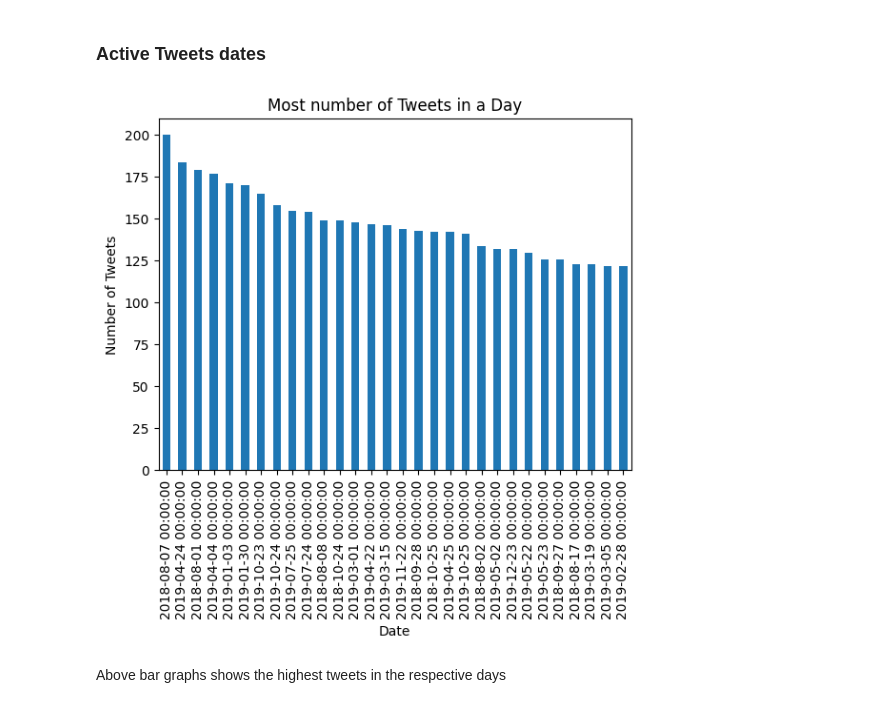
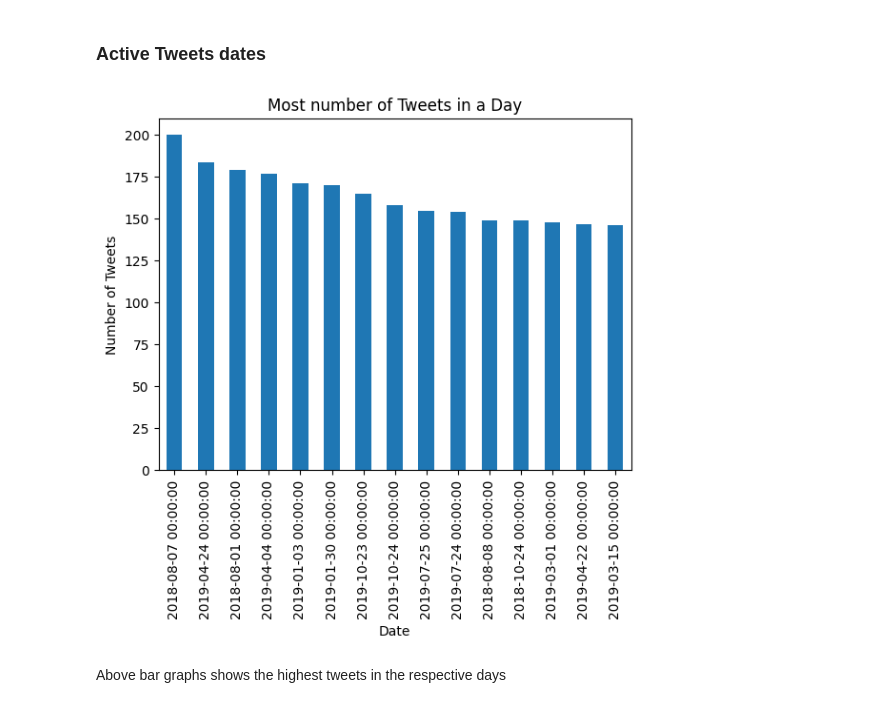
Before and after one commit to erictan23/TwitterIR, a Jupyter notebook: SentimentalAnalysis.ipynb, the cells around one changed output. Saved outputs shown, nothing was run; the diff lists cells and outputs as text; code cells hidden in the pictures.

```diff
--- a/SentimentalAnalysis.ipynb
+++ b/SentimentalAnalysis.ipynb
@@ -367,16 +372,16 @@ Notice that there are more TSLA tweets in the dataset.
 # %% [markdown]
 ### Active Tweets dates
 # %%
-count = filterTweets["post_date"].value_counts()
+count = filterTweets["post_date"].value_counts(ascending = False)
 count
-filterCounts = count[count > 120]
+filterCounts = count[:15]
 filterCounts.plot(kind = "bar")
 plt.title("Most number of Tweets in a Day")
 plt.ylabel("Number of Tweets")
 plt.xlabel("Date")
 plt.show()
 # %% [output]
-[figure, old version]
+[figure, new version]
 # %% [markdown]
 Above bar graphs shows the highest tweets in the respective days
 # %% [markdown]
```
Also changed, not shown: parts of 20 cells of this notebook.
